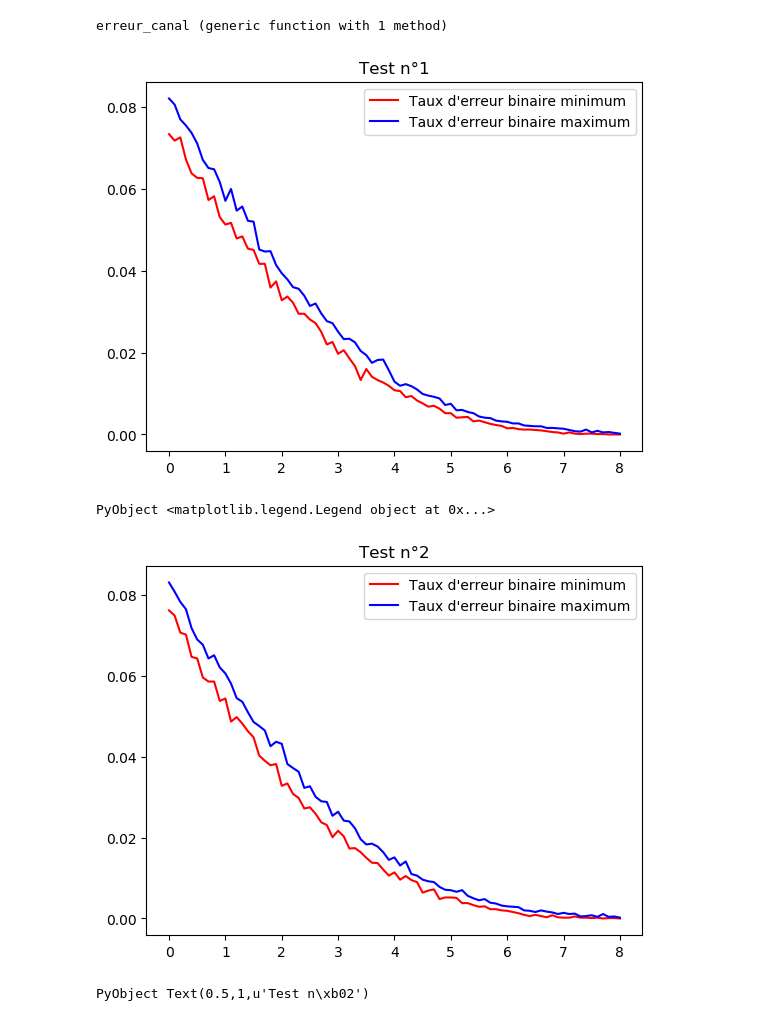
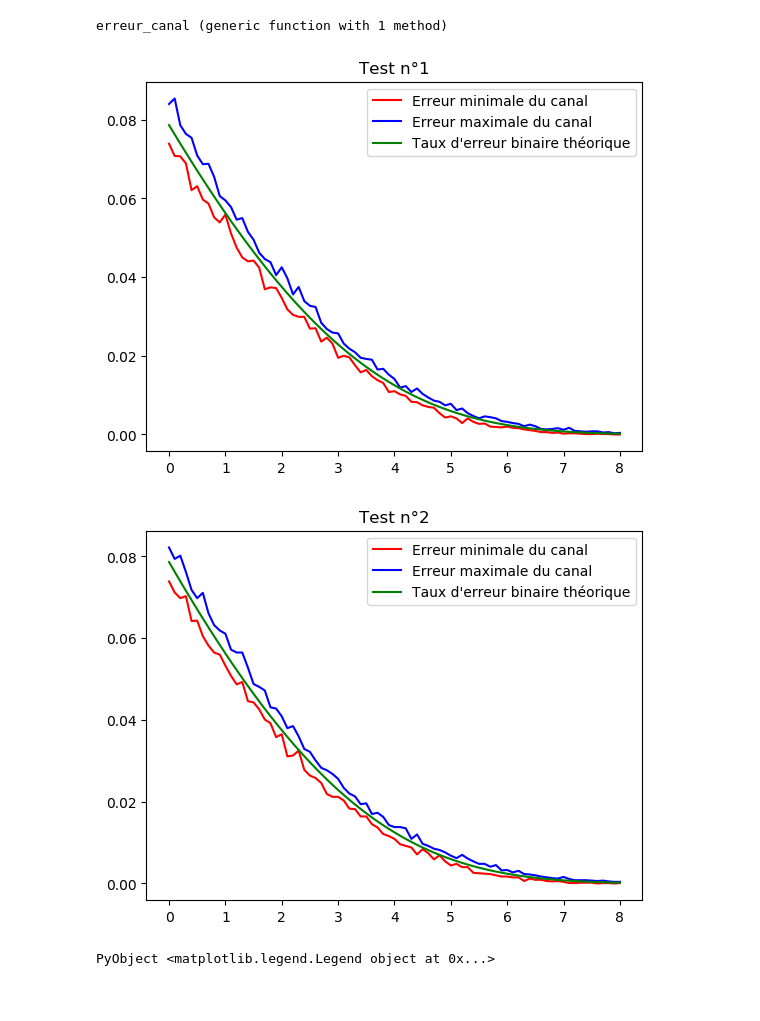
Before and after one commit to Paul-Jouhaud/DigitalSignalProcessing, a Jupyter notebook: main.ipynb, the cells around one changed output. Drawn from its saved outputs; the diff is of its cells as text; code cells hidden in the pictures.

```diff
--- a/main.ipynb
+++ b/main.ipynb
@@ -125,7 +127,7 @@ bruit (generic function with 1 method)
 # %%
 taille_message = 1000
 surechantillonnage = 30
-taille_formant = 100
+taille_formant = 30
 message = 2 * (randn(taille_message) .> 0.5) - 1
 formant = formantcos(surechantillonnage*taille_formant+1, surechantillonnage);
 signal = emission(message, formant, surechantillonnage)
@@ -138,4 +140,5 @@ print(sum(erreur))
 x = collect(1:taille_message)
 plot(x, (recu-message)/2 , linewidth=1);
 title("Erreur entre le signal émis et celui reçu");
+savefig("erreur_emis_recu_bruitee.png")
 # %% [output]
@@ -176,7 +180,7 @@ teb_max = zeros(81);
 
 taille_message = 1000;
 surechantillonnage = 30;
-taille_formant = 100;
+taille_formant = 30;
 formant_base = formantcos(surechantillonnage*taille_formant+1, surechantillonnage);
 formant_filtre = formantcos(surechantillonnage*taille_formant+1, surechantillonnage);
 
@@ -204,4 +208,5 @@ end
 plot(x, teb_min, "red", x, teb_max, "blue", x, y, "green")
 title("Taux d'erreur binaire simulé et théorique de la chaîne de transmission idéale")
 legend(["Taux d'erreur binaire minimum", "Taux d'erreur binaire maximum", "Taux d'erreur binaire théorique"])
+savefig("courbe_ideale_simulee.png")
 # %% [output]
@@ -228,38 +232,43 @@ erreur_canal (generic function with 1 method)
 teb_min = zeros(81);
 teb_max = zeros(81);
 
 taille_message = 10000;
 surechantillonnage = 30;
-taille_formant = 100;
+taille_formant = 30;
 formant_base = formantcos(surechantillonnage*taille_formant+1, surechantillonnage);
 formant_filtre = formantcos(surechantillonnage*taille_formant+1, surechantillonnage);
 
 canal = [1];
 
 for x = collect(0:0.1:8)
     i = Int(x*10) + 1
     current_teb_min = 1;
     current_teb_max = 0;
     for y = collect(1:10)
         temp_teb = erreur_canal(x, taille_message, surechantillonnage, formant_base, formant_filtre, canal);
         if temp_teb > current_teb_max
             current_teb_max = temp_teb;
         end
         if temp_teb < current_teb_min
             current_teb_min = temp_teb;
         end
     end
     teb_min[i] = current_teb_min;
     teb_max[i] = current_teb_max;
 end
 x = collect(0:0.1:8)
 
-plot(x, teb_min, "red", x, teb_max, "blue")
+y = zeros(length(x))
+for i = collect(1:length(x))
+    y[i] = 0.5 * erfc(sqrt(10^(x[i]/10)))
+end
+
+plot(x, teb_min, "red", x, teb_max, "blue", x, y, "green")
 title("Test n°1")
-legend(["Taux d'erreur binaire minimum", "Taux d'erreur binaire maximum"])
+legend(["Erreur minimale du canal", "Erreur maximale du canal", "Taux d'erreur binaire théorique"])
+savefig("courbe_canal_simulee_test1.png")
 # %% [output]
-[figure, old version]
+[figure, new version]
-PyObject <matplotlib.legend.Legend object at 0x...>
 # %%
 # courbe_canal_simulee_test2.jl
 teb_min = zeros(81);
@@ -267,7 +276,7 @@ teb_max = zeros(81);
 
 taille_message = 10000;
 surechantillonnage = 30;
-taille_formant = 100;
+taille_formant = 30;
 formant_base = formantcos(surechantillonnage*taille_formant+1, surechantillonnage);
 formant_filtre = formantcos(surechantillonnage*taille_formant+1, surechantillonnage);
 
@@ -294,10 +303,16 @@ for x = collect(0:0.1:8)
 end
 x = collect(0:0.1:8)
 
-plot(x, teb_min, "red", x, teb_max, "blue")
-legend(["Taux d'erreur binaire minimum", "Taux d'erreur binaire maximum"])
+y = zeros(length(x))
+for i = collect(1:length(x))
+    y[i] = 0.5 * erfc(sqrt(10^(x[i]/10)))
+end
+
+plot(x, teb_min, "red", x, teb_max, "blue", x, y, "green")
 title("Test n°2")
+legend(["Erreur minimale du canal", "Erreur maximale du canal", "Taux d'erreur binaire théorique"])
+savefig("courbe_canal_simulee_test2.png")
 # %% [output]
-[figure, old version]
+[figure, new version]
-PyObject Text(0.5,1,u'Test n\xb02')
+PyObject <matplotlib.legend.Legend object at 0x...>
 # %%
```
Also changed, not shown: parts of 14 cells of this notebook, 11 other files.
